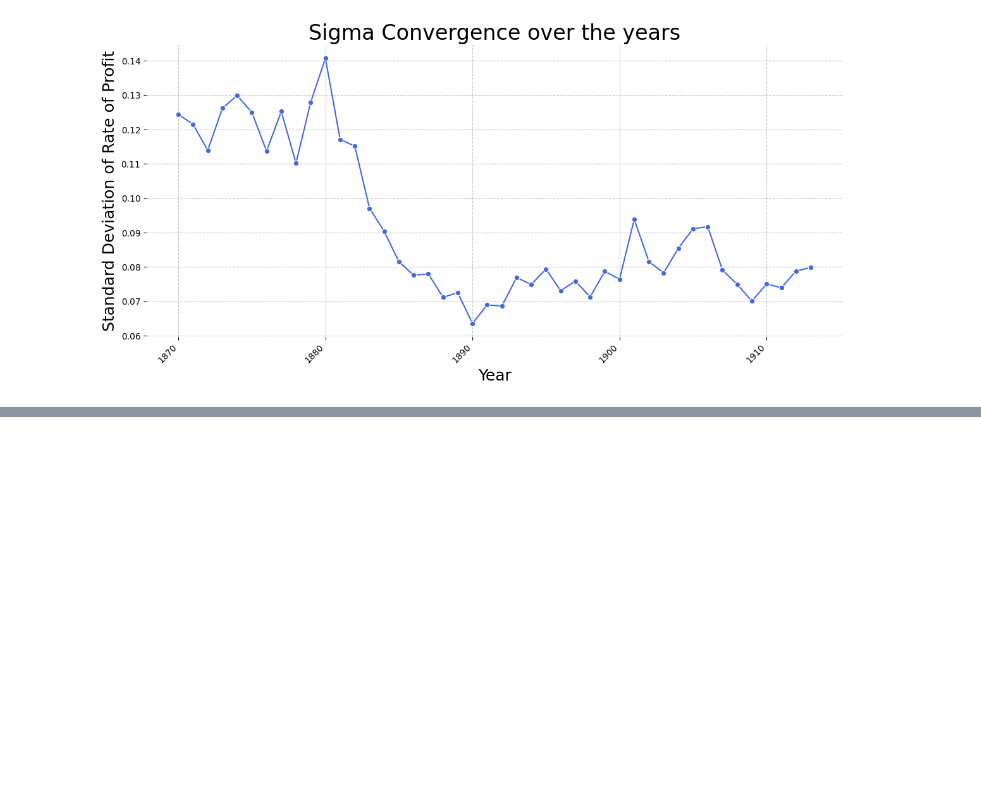
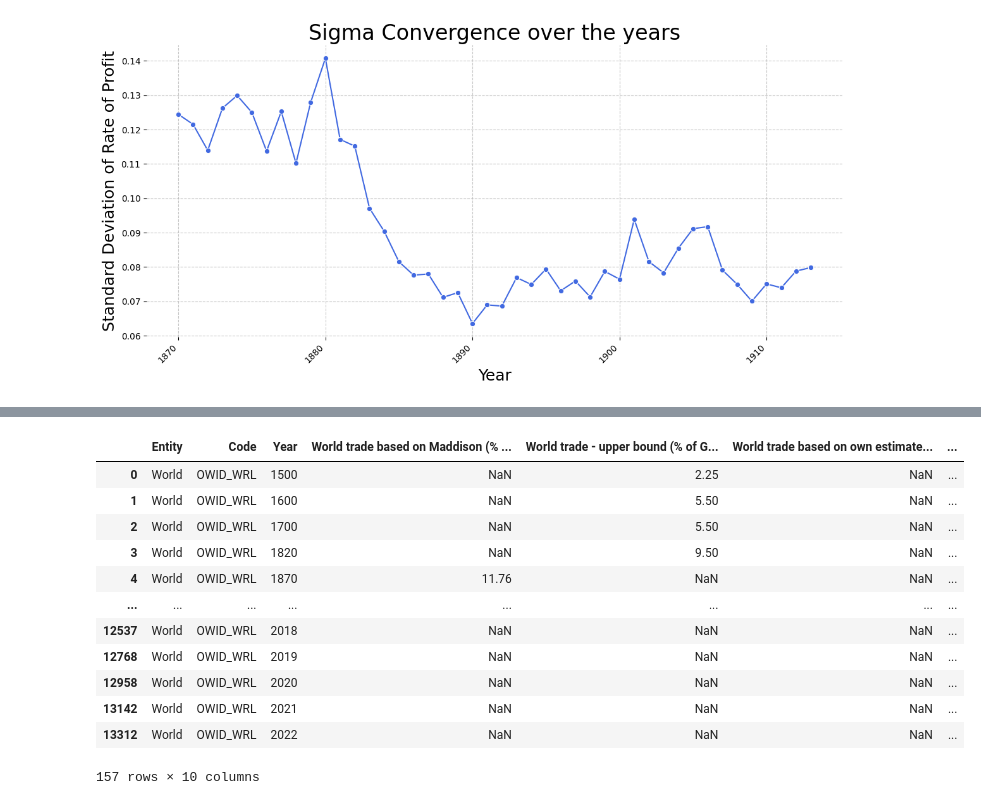
Before and after one commit to kabeerbora/1st_global, a Jupyter notebook: 1st_global.ipynb, the cells around one changed output, grey strips where cells are left out. Cells and saved outputs as stored; diff of their text form; code cells hidden in the pictures; blank space fills up the shorter version.

```diff
--- a/1st_global.ipynb
+++ b/1st_global.ipynb
@@ -130,0 +182,17 @@ plt.show()
+# %%
+df_world['export_share'] = df_world['World trade - lower bound (% of GDP) (Estevadeordal, Frantz, and Taylor (2003))']
+df_world
+# %% [output]
+|  | Entity | Code | Year | World trade based on Maddison (% ... | World trade - upper bound (% of G... | World trade based on own estimate... | ... |
+| 0 | World | OWID_WRL | 1500 | NaN | 2.25 | NaN | ... |
+| 1 | World | OWID_WRL | 1600 | NaN | 5.50 | NaN | ... |
+| 2 | World | OWID_WRL | 1700 | NaN | 5.50 | NaN | ... |
+| 3 | World | OWID_WRL | 1820 | NaN | 9.50 | NaN | ... |
+| 4 | World | OWID_WRL | 1870 | 11.76 | NaN | NaN | ... |
+| ... | ... | ... | ... | ... | ... | ... | ... |
+| 12537 | World | OWID_WRL | 2018 | NaN | NaN | NaN | ... |
+| 12768 | World | OWID_WRL | 2019 | NaN | NaN | NaN | ... |
+| 12958 | World | OWID_WRL | 2020 | NaN | NaN | NaN | ... |
+| 13142 | World | OWID_WRL | 2021 | NaN | NaN | NaN | ... |
+| 13312 | World | OWID_WRL | 2022 | NaN | NaN | NaN | ... |
+157 rows × 10 columns
```
Also changed, not shown: parts of 5 cells of this notebook.
